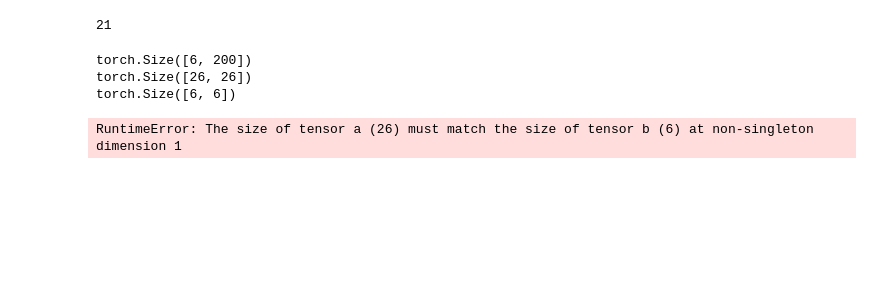
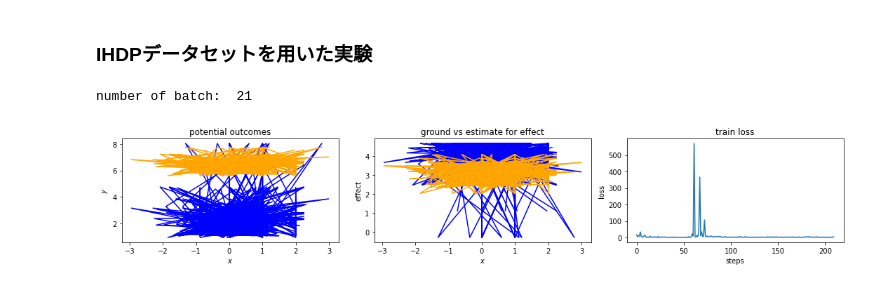
Before and after one commit to hmHam/replication_shalit, a Jupyter notebook: cfml.ipynb, the cells around one changed output. Cells and saved outputs as stored; diff of their text form; code cells hidden in the pictures; blank space fills up the shorter version.

Commit message:
synthetic data experiment draft

```diff
--- a/cfml.ipynb
+++ b/cfml.ipynb
@@ -10,0 +63,29 @@ from torch.optim import Adam
+# %%
+def view_causality_data_and_result(D, net, losses, legend=True):
+    with torch.no_grad():
+        fig, (ax1, ax2, ax3) = plt.subplots(1, 3, figsize=(15, 3))
+
+        ax1.set_title('potential outcomes')
+        ax1.set_ylabel('$y$')
+        ax1.set_xlabel('$x$')
+        ax1.plot(D.x, D.mu0, label='$mu_0$', color='blue')
+        ax1.plot(D.x, D.mu1, label='$mu_1$', color='orange')
+
+        tau = D.mu1 - D.mu0
+        N = D.x.shape[0]
+        tau_hat = net(D.x, torch.ones(N))[1] - net(D.x, torch.zeros(N))[1]
+        ax2.set_ylabel('effect')
+        ax2.set_xlabel('$x$')
+        ax2.set_title('ground vs estimate for effect')
+        ax2.plot(D.x, tau, color='blue', label='ground')
+        ax2.plot(D.x, tau_hat, color='orange', label='predict')
+
+        ax3.set_title('train loss')
+        ax3.set_ylabel('loss')
+        ax3.set_xlabel('steps')
+        ax3.plot(losses)
+
+        if legend:
+            fig.legend()
+        fig.tight_layout()
+        plt.show()
@@ -11,7 +103,15 @@ from torch.optim import Adam
+# %% [markdown]
+### IHDPデータセットを用いた実験
 # %%
 # データの読み込み
 train_D = IHDP_Dataset(train=True)
 train_loader = DataLoader(train_D, batch_size=32, shuffle=True)
-len(train_loader)
+test_D = train_D = IHDP_Dataset(train=False)
+print('number of batch: ', len(train_loader))
+x = train_D.x
+cfr_net = CFR(feature_dim=x.shape[1])
+model, train_losses, _ = train(cfr_net, train_loader)
+view_causality_data_and_result(train_D, model, train_losses, legend=False)
 # %% [output]
-21
+number of batch:  21
+[figure, added]
@@ -44,39 +117,0 @@ class MMD(torch.nn.Module):
-# %%
-# 訓練
-ETA = 1e-2
-alpha = 0.1
-
-net = CFR(feature_dim=train_D.x.shape[1])
-optimizer_w = Adam(net.representation.parameters(), lr=ETA)
-optimizer_v = Adam(net.hypothesis.parameters(), lr=ETA, weight_decay=0.9)
-
-mmd = MMD()
-mse = torch.nn.MSELoss()
-
-torch.random.manual_seed(0)
-for batch in train_loader:
-    optimizer_w.zero_grad()
-    optimizer_v.zero_grad()
-    x_batch, t_batch = batch['x'], batch['t']
-    r_batch, y_hat_batch = net(x_batch, t_batch)
-
-    # IPM項の勾配
-    treat_idx = torch.where(t_batch == 1)
-    control_idx = torch.where(t_batch == 0)
-    # NOTE: Wassersteinを使うときはこの行を変更する。
-    # FIXME: 介入群と統制群のサンプル数が一致せずエラーが起きている。
-    #        -> MMDの計算の実装の行列の和をとる部分において、形が一致せずエラー
-    #        -> デザイン行列は、(n, d)?それとも(d, n)
-    ipm_term = alpha * mmd(r_batch[control_idx], r_batch[treat_idx])
-    ipm_term.backward()
-
-    # FIXME: 重み係数行列をLに乗算する必要がある。
-    L = mse(y_hat_batch, batch['yf'])
-    L.backward()
-    optimizer_w.step()
-    optimizer_v.step()
-# %% [output]
-torch.Size([6, 200])
-torch.Size([26, 26])
-torch.Size([6, 6])
-RuntimeError: The size of tensor a (26) must match the size of tensor b (6) at non-singleton dimension 1
```
Also changed, not shown: parts of 6 cells of this notebook, 3 other files.
